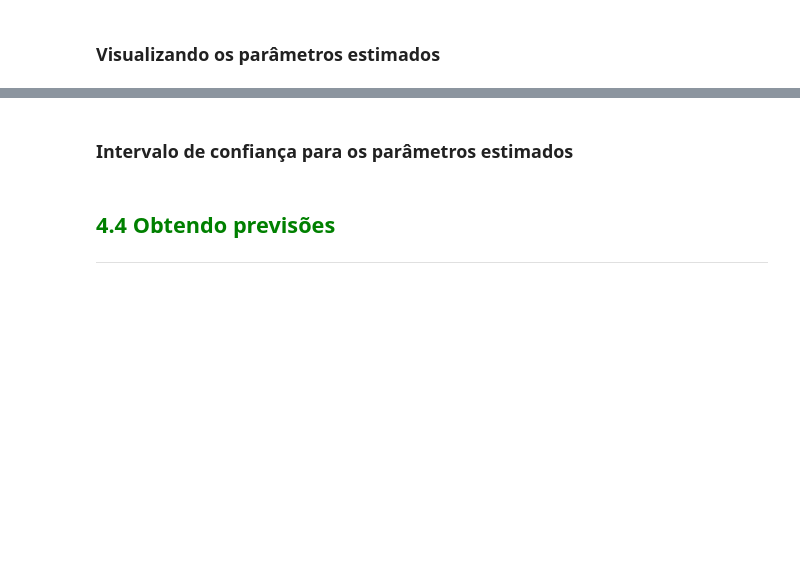
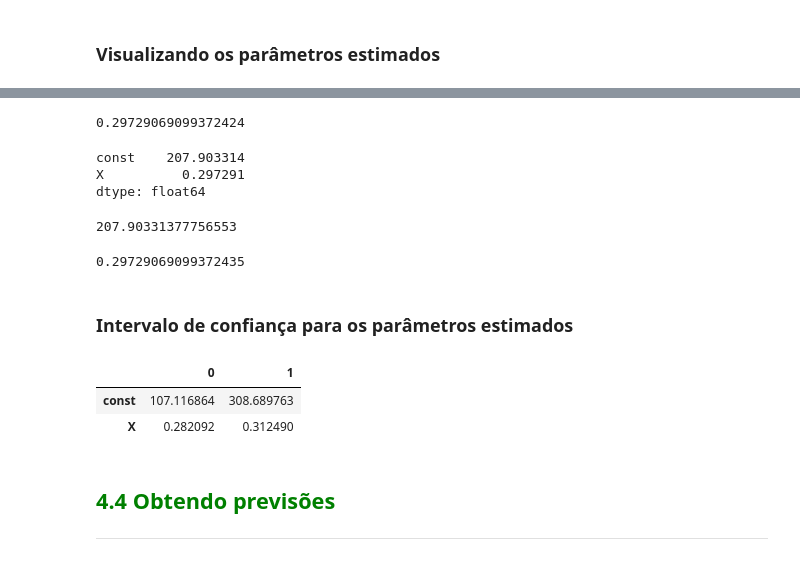
Before and after one commit to arthur-pulini/Estat-stica_com_python_5, a Jupyter notebook: Correlacao_e_Regressao.ipynb, the cells around one changed output, grey strips where cells are left out. Cells and saved outputs as stored; diff of their text form; code cells hidden in the pictures; blank space fills up the shorter version.

```diff
--- a/Correlacao_e_Regressao.ipynb
+++ b/Correlacao_e_Regressao.ipynb
@@ -766,0 +769,3 @@ https://www.statsmodels.org/stable/index.html
+# %%
+Y = dataset.Y
+X = sm.add_constant(dataset.X)
@@ -767,4 +790,6 @@ https://www.statsmodels.org/stable/index.html
 # %% [markdown]
 ### Estimando o modelo
+# %%
+resultado_regressao = sm.OLS(Y, X, missing='drop').fit()
 # %% [markdown]
 ### Visualizando os parâmetros estimados
@@ -771,5 +800,31 @@ https://www.statsmodels.org/stable/index.html
+# %%
+beta_2
+# %% [output]
+0.29729069099372424
+# %%
+resultado_regressao.params
+# %% [output]
+const    207.903314
+X          0.297291
+dtype: float64
+# %%
+beta_1 = resultado_regressao.params[0]
+beta_1
+# %% [output]
+207.90331377756553
+# %%
+beta_2 = resultado_regressao.params[1]
+beta_2
+# %% [output]
+0.29729069099372435
 # %% [markdown]
 ### Intervalo de confiança para os parâmetros estimados
+# %%
+resultado_regressao.conf_int(alpha=0.05)
+# %% [output]
+|  | 0 | 1 |
+| const | 107.116864 | 308.689763 |
+| X | 0.282092 | 0.312490 |
 # %% [markdown]
 ## <font color=green>4.4 Obtendo previsões</font>
 ***
```
Also changed, not shown: parts of 4 cells of this notebook.
